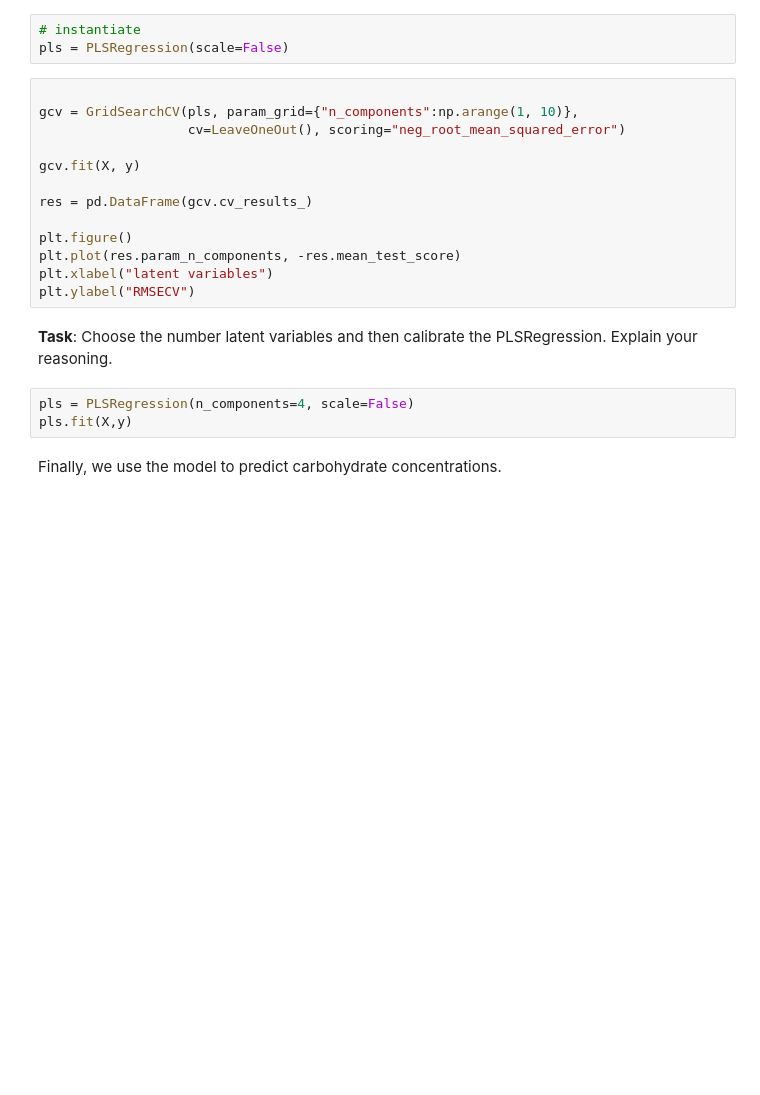
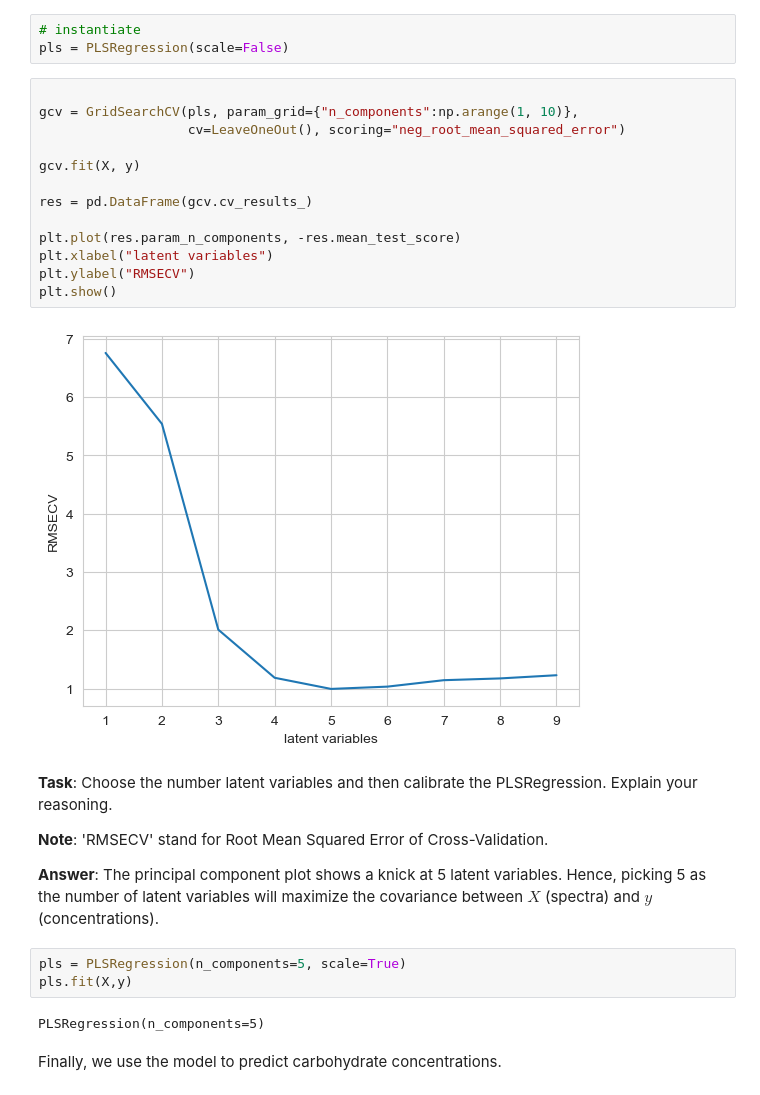
Before and after one commit to tonyzamyatin/mdgamls, a Jupyter notebook: UE1/FT-IR/fitting.ipynb, the cells around one changed output. Drawn from its saved outputs; the diff is of its cells as text; blank space fills up the shorter version.

```diff
--- a/UE1/FT-IR/fitting.ipynb
+++ b/UE1/FT-IR/fitting.ipynb
@@ -130,21 +210,30 @@ pls = PLSRegression(scale=False)
 # %%
 
 gcv = GridSearchCV(pls, param_grid={"n_components":np.arange(1, 10)},
                    cv=LeaveOneOut(), scoring="neg_root_mean_squared_error")
 
 gcv.fit(X, y)
 
 res = pd.DataFrame(gcv.cv_results_)
 
-plt.figure()
 plt.plot(res.param_n_components, -res.mean_test_score)
 plt.xlabel("latent variables")
 plt.ylabel("RMSECV")
+plt.show()
+# %% [output]
+[figure, added]
 # %% [markdown]
 **Task**: Choose the number latent variables and then calibrate the PLSRegression. Explain your reasoning.
+
+**Note**: 'RMSECV' stand for Root Mean Squared Error of Cross-Validation.
+
+**Answer**: The principal component plot shows a knick at 5 latent variables. Hence, picking 5 as the number of latent variables will maximize the
+covariance between $X$ (spectra) and $y$ (concentrations).
 # %%
-pls = PLSRegression(n_components=4, scale=False)
+pls = PLSRegression(n_components=5, scale=True)
 pls.fit(X,y)
+# %% [output]
+PLSRegression(n_components=5)
 # %% [markdown]
 Finally, we use the model to predict carbohydrate concentrations.
 # %%
```
Also changed, not shown: parts of 27 cells of this notebook.
